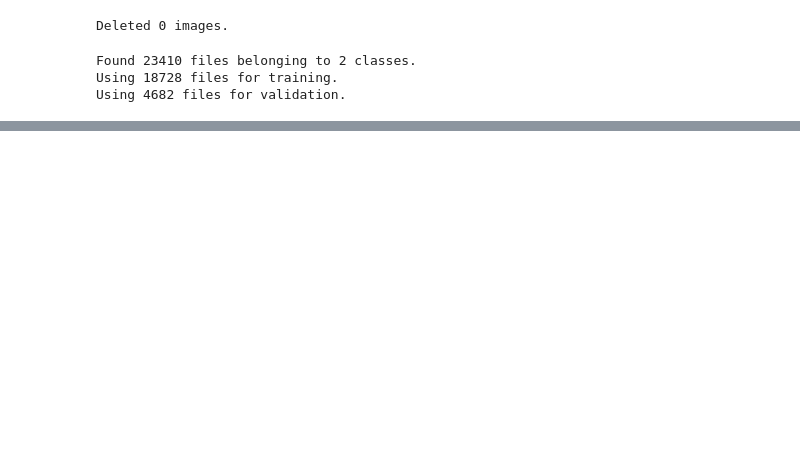
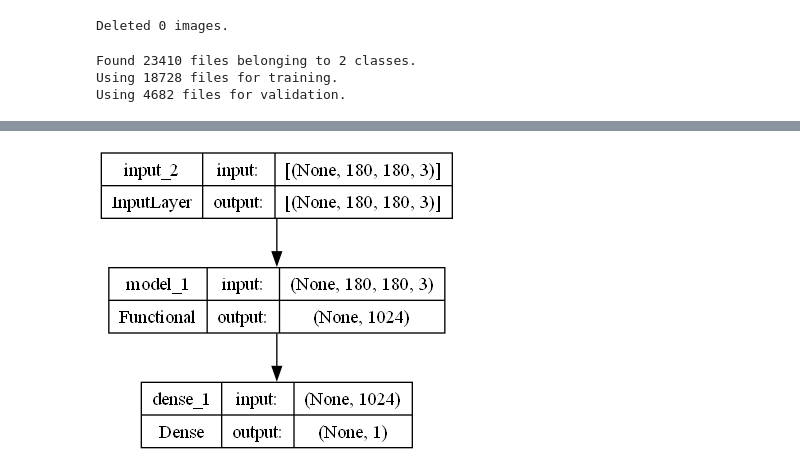
Before and after one commit to Baesar/Deep-Learning-Assignments, a Jupyter notebook: Assignment 1/image_classification_from_scratch.ipynb, the cells around one changed output, grey strips where cells are left out. Cells and saved outputs as stored; diff of their text form; code cells hidden in the pictures; blank space fills up the shorter version.

Commit message:
Added code for stanford_dog model, as well as the trained model

```diff
--- a/Assignment 1/image_classification_from_scratch.ipynb
+++ b/Assignment 1/image_classification_from_scratch.ipynb
@@ -207,0 +212,17 @@ KeyboardInterrupt:
+# %%
+stanford_model = tf.keras.models.load_model("model.h5")
+
+feature_extractor = keras.Model(
+    inputs=stanford_model.input,
+    outputs=stanford_model.layers[-2].output
+)
+feature_extractor.trainable = False
+
+inputs = keras.Input(shape=image_size + (3,))
+x = feature_extractor(inputs, training = False)
+outputs = layers.Dense(1, activation=None)(x)
+
+model = keras.Model(inputs, outputs)
+keras.utils.plot_model(model, show_shapes=True)
+# %% [output]
+[figure, added]
```
Also changed, not shown: parts of 14 cells of this notebook, 4 other files.
